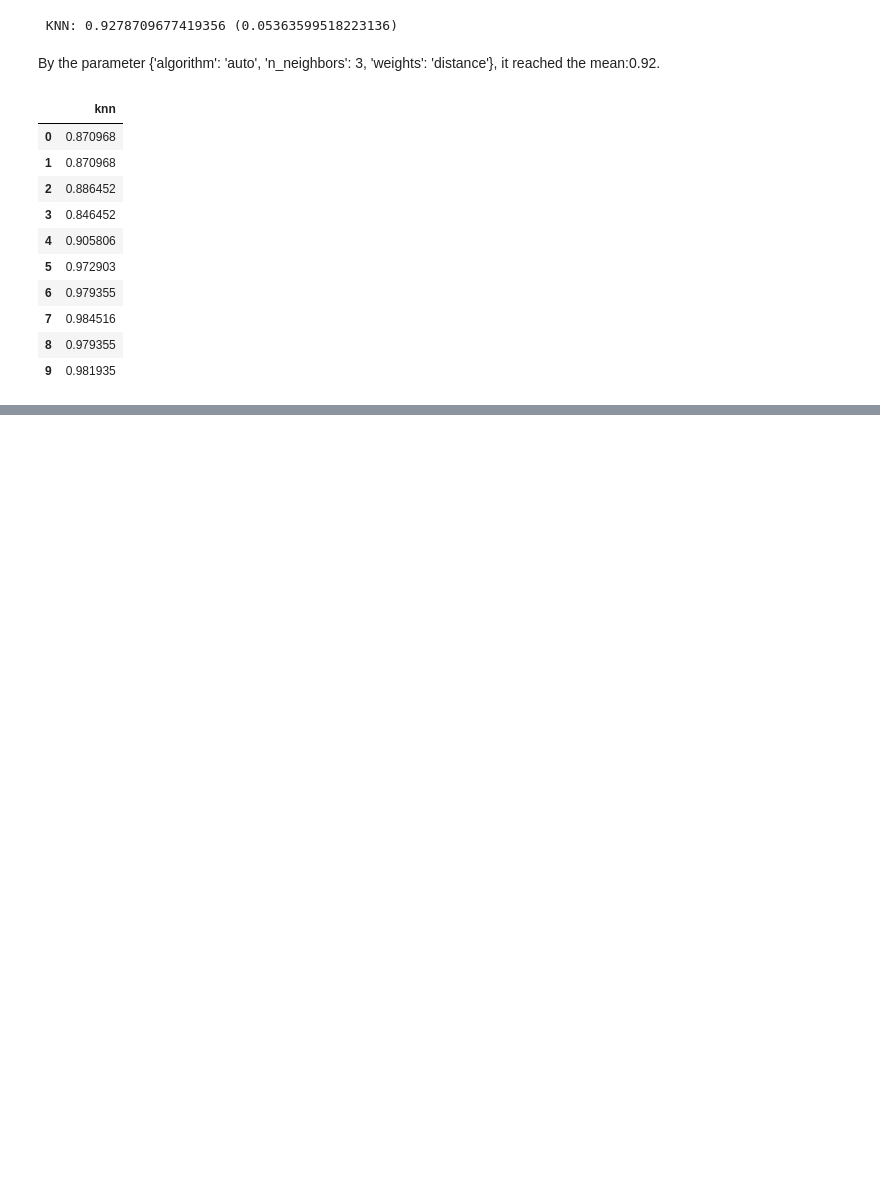
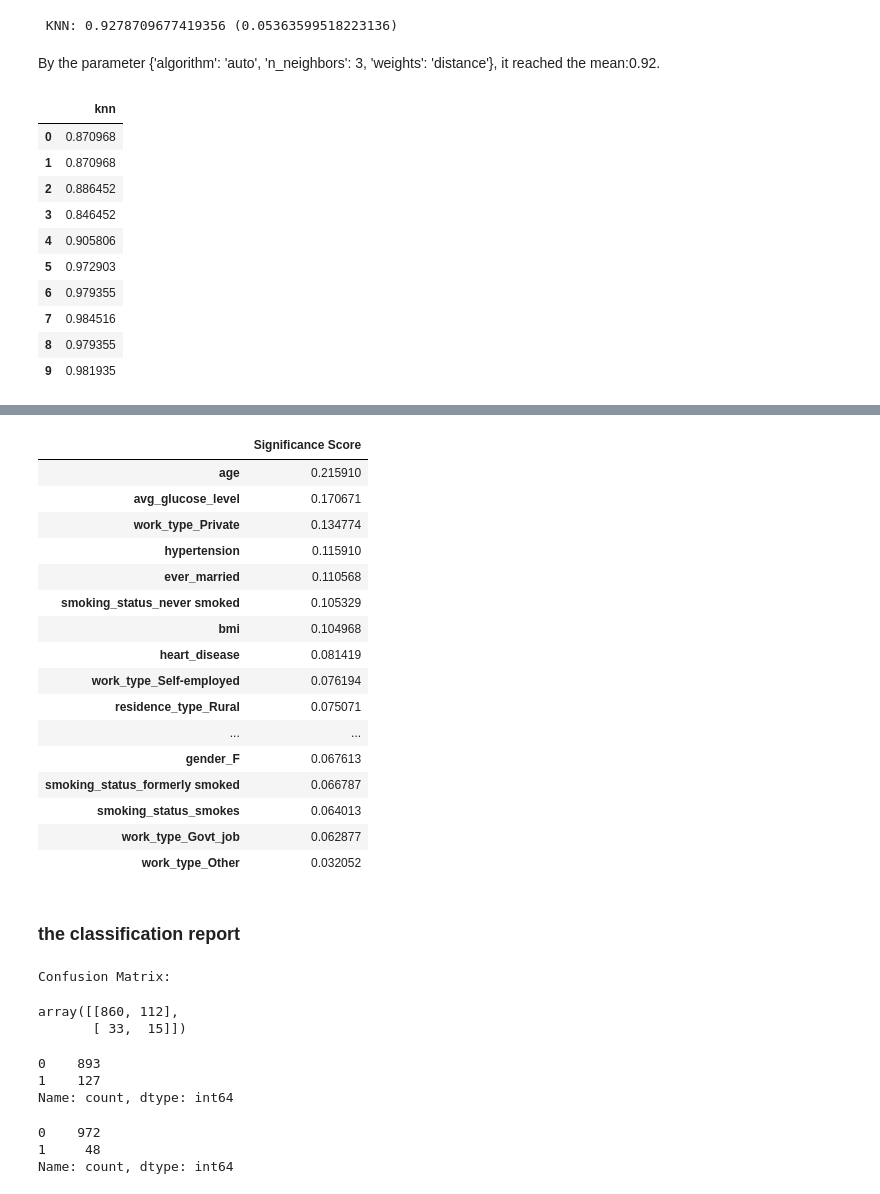
Before and after one commit to soichi-berson/final_bootcamp_project, a Jupyter notebook: note/4_tuning_parameter_of_KNN.ipynb, the cells around one changed output, grey strips where cells are left out. Saved outputs shown, nothing was run; the diff lists cells and outputs as text; code cells hidden in the pictures; blank space fills up the shorter version.

```diff
--- a/note/4_tuning_parameter_of_KNN.ipynb
+++ b/note/4_tuning_parameter_of_KNN.ipynb
@@ -249,0 +146,22 @@ print(correlations)
+# %%
+# change the columns' name
+feature_importances_df = feature_importances_df.rename(columns={0:'Significance Score'})
+feature_importances_df
+# %% [output]
+|  | Significance Score |
+| age | 0.215910 |
+| avg_glucose_level | 0.170671 |
+| work_type_Private | 0.134774 |
+| hypertension | 0.115910 |
+| ever_married | 0.110568 |
+| smoking_status_never smoked | 0.105329 |
+| bmi | 0.104968 |
+| heart_disease | 0.081419 |
+| work_type_Self-employed | 0.076194 |
+| residence_type_Rural | 0.075071 |
+| ... | ... |
+| gender_F | 0.067613 |
+| smoking_status_formerly smoked | 0.066787 |
+| smoking_status_smokes | 0.064013 |
+| work_type_Govt_job | 0.062877 |
+| work_type_Other | 0.032052 |
@@ -249,0 +171,33 @@ print(correlations)
+# %% [markdown]
+### the classification report
+# %%
+from sklearn.metrics import confusion_matrix
+
+
+y_pred = knn1.predict(X_test)
+
+# Calculate the confusion matrix
+cm = confusion_matrix(y_test, y_pred)
+
+print("Confusion Matrix:")
+display(cm)
+# %% [output]
+Confusion Matrix:
+array([[860, 112],
+       [ 33,  15]])
+# %%
+y_pred_df = pd.DataFrame(y_pred)
+
+y_pred_df.value_counts()
+# %% [output]
+0    893
+1    127
+Name: count, dtype: int64
+# %%
+y_test_df = pd.DataFrame(y_test)
+
+y_test_df.value_counts()
+# %% [output]
+0    972
+1     48
+Name: count, dtype: int64
```
Also changed, not shown: parts of 16 cells of this notebook, 2 other files.
